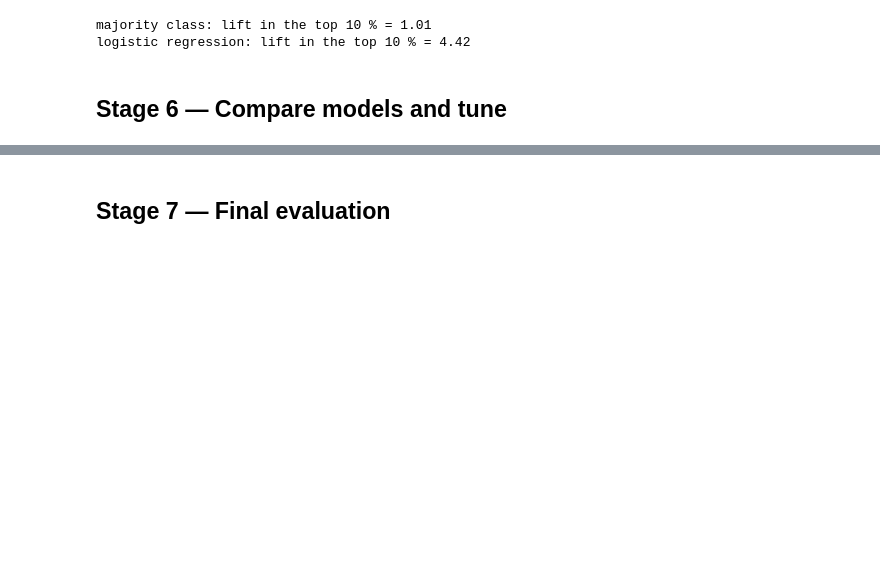
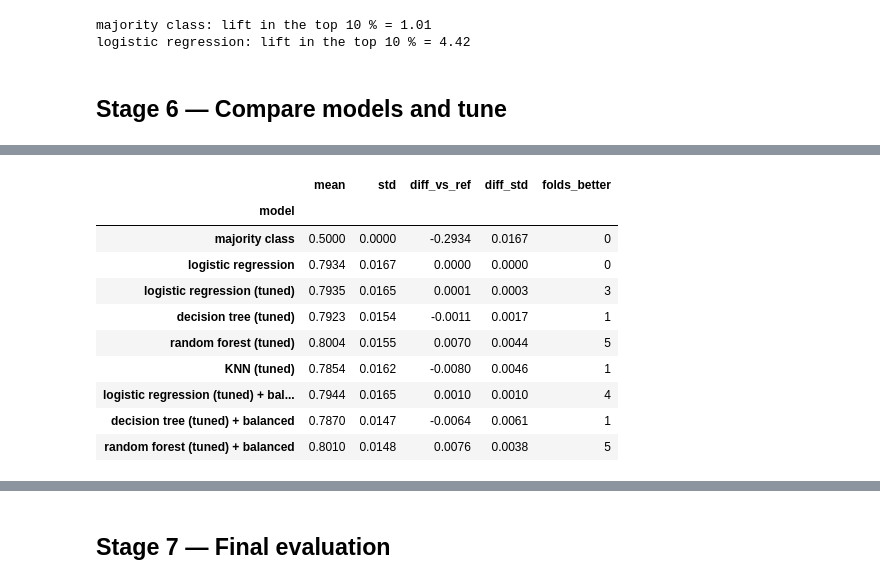
Before and after one commit to MrBiscit/task-03-ML-course, a Jupyter notebook: Aliev_task3.ipynb, the cells around one changed output, grey strips where cells are left out. Drawn from its saved outputs; the diff is of its cells as text; code cells hidden in the pictures; blank space fills up the shorter version.

```diff
--- a/Aliev_task3.ipynb
+++ b/Aliev_task3.ipynb
@@ -578,0 +687,20 @@ logistic regression: lift in the top 10 % = 4.42
+# %%
+ref = "logistic regression"      # the Stage 5 baseline
+rows = []
+for name, f in cv_results.items():
+    d = f[SELECT] - cv_results[ref][SELECT]
+    rows.append({"model": name, "mean": f[SELECT].mean(), "std": f[SELECT].std(),
+                 "diff_vs_ref": d.mean(), "diff_std": d.std(), "folds_better": int((d > 0).sum())})
+display(pd.DataFrame(rows).set_index("model").round(4))
+# %% [output]
+|  | mean | std | diff_vs_ref | diff_std | folds_better |
+| model |  |  |  |  |  |
+| majority class | 0.5000 | 0.0000 | -0.2934 | 0.0167 | 0 |
+| logistic regression | 0.7934 | 0.0167 | 0.0000 | 0.0000 | 0 |
+| logistic regression (tuned) | 0.7935 | 0.0165 | 0.0001 | 0.0003 | 3 |
+| decision tree (tuned) | 0.7923 | 0.0154 | -0.0011 | 0.0017 | 1 |
+| random forest (tuned) | 0.8004 | 0.0155 | 0.0070 | 0.0044 | 5 |
+| KNN (tuned) | 0.7854 | 0.0162 | -0.0080 | 0.0046 | 1 |
+| logistic regression (tuned) + bal... | 0.7944 | 0.0165 | 0.0010 | 0.0010 | 4 |
+| decision tree (tuned) + balanced | 0.7870 | 0.0147 | -0.0064 | 0.0061 | 1 |
+| random forest (tuned) + balanced | 0.8010 | 0.0148 | 0.0076 | 0.0038 | 5 |
```
Also changed, not shown: parts of 16 cells of this notebook.
